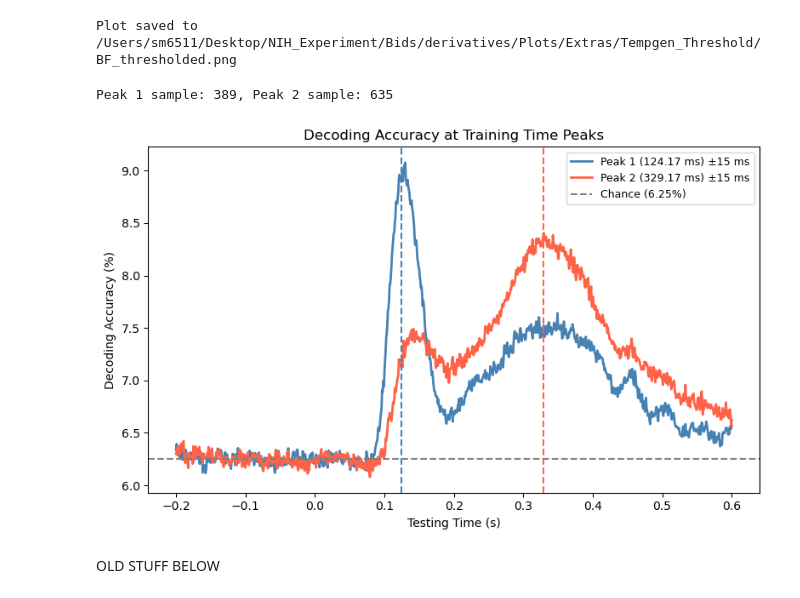
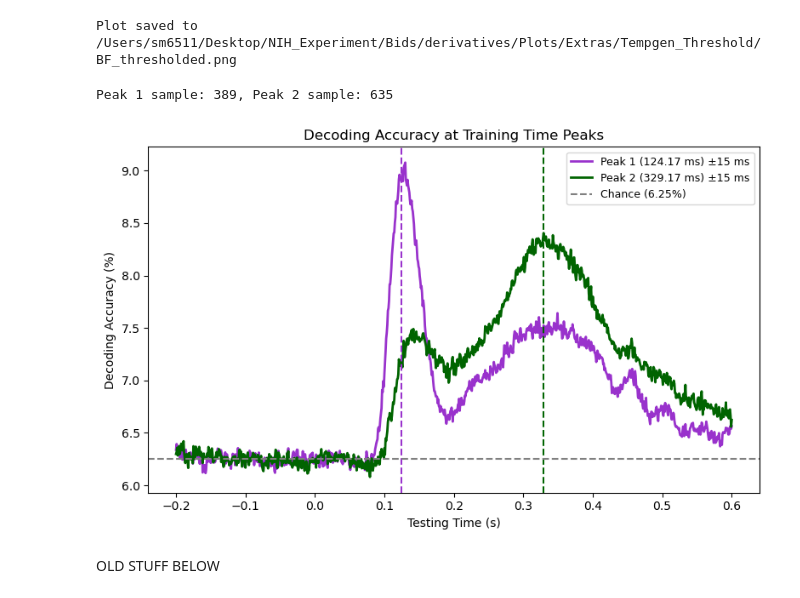
Before and after one commit to sebmonte/Orientation-Imagery, a Jupyter notebook: AnalysisScripts/Step2-WithinStillDiscrete/Step2DBiowulfWithinStillTempGenPlot.ipynb, the cells around one changed output. Cells and saved outputs as stored; diff of their text form; code cells hidden in the pictures.

```diff
--- a/AnalysisScripts/Step2-WithinStillDiscrete/Step2DBiowulfWithinStillTempGenPlot.ipynb
+++ b/AnalysisScripts/Step2-WithinStillDiscrete/Step2DBiowulfWithinStillTempGenPlot.ipynb
@@ -326,39 +326,39 @@ def get_train_window(peak_sample, window_size=36):
 
 
 print(f"Peak 1 sample: {time1_sample}, Peak 2 sample: {time2_sample}")
 
 # Compute mean accuracy across subjects
 mean_accuracy = np.mean(all_subjects_data, axis=0)  # shape: [train_time, test_time]
 
 # Get windows around each peak
 win1_start, win1_end = get_train_window(time1_sample, window_size=36)
 win2_start, win2_end = get_train_window(time2_sample, window_size=36)
 
 # compute mean across window (averaging over training times within window)
 line_peak1 = mean_accuracy[win1_start:win1_end, :].mean(axis=0) * 100  # Convert to %
 line_peak2 = mean_accuracy[win2_start:win2_end, :].mean(axis=0) * 100  # Convert to %
 
 # Plot
 plt.figure(figsize=(8, 5))
-plt.plot(times, line_peak1, color='steelblue', linewidth=2, label=f'Peak 1 ({time1:.2f} ms) ±15 ms')
-plt.plot(times, line_peak2, color='tomato', linewidth=2, label=f'Peak 2 ({time2:.2f} ms) ±15 ms')
-plt.axvline(time1/1000, color='steelblue', linestyle='--')
-plt.axvline(time2/1000, color='tomato', linestyle='--')
+plt.plot(times, line_peak1, color='darkorchid', linewidth=2, label=f'Peak 1 ({time1:.2f} ms) ±15 ms')
+plt.plot(times, line_peak2, color='darkgreen', linewidth=2, label=f'Peak 2 ({time2:.2f} ms) ±15 ms')
+plt.axvline(time1/1000, color='darkorchid', linestyle='--')
+plt.axvline(time2/1000, color='darkgreen', linestyle='--')
 
 # Chance level in %
 chance = (1/16) * 100
 plt.axhline(chance, color='gray', linestyle='--', label=f'Chance ({chance:.2f}%)')
 
 plt.xlabel('Testing Time (s)')
 plt.ylabel('Decoding Accuracy (%)')
 plt.title('Decoding Accuracy at Training Time Peaks')
 plt.legend(fontsize = 9)
 plt.tight_layout()
-plt.savefig(os.path.join(output_dir, 'Figure1c_DecodingAccuracy_PeakLines.png'), dpi=300)
+plt.savefig(os.path.join(output_dir, 'Figure1e_DecodingAccuracy_PeakLines.png'), dpi=300)
 plt.show()
 # %% [output]
 Peak 1 sample: 389, Peak 2 sample: 635
-[figure, old version]
+[figure, new version]
 # %% [markdown]
 OLD STUFF BELOW
 # %%
```
Also changed, not shown: parts of 1 cell of this notebook, 2 other files.
